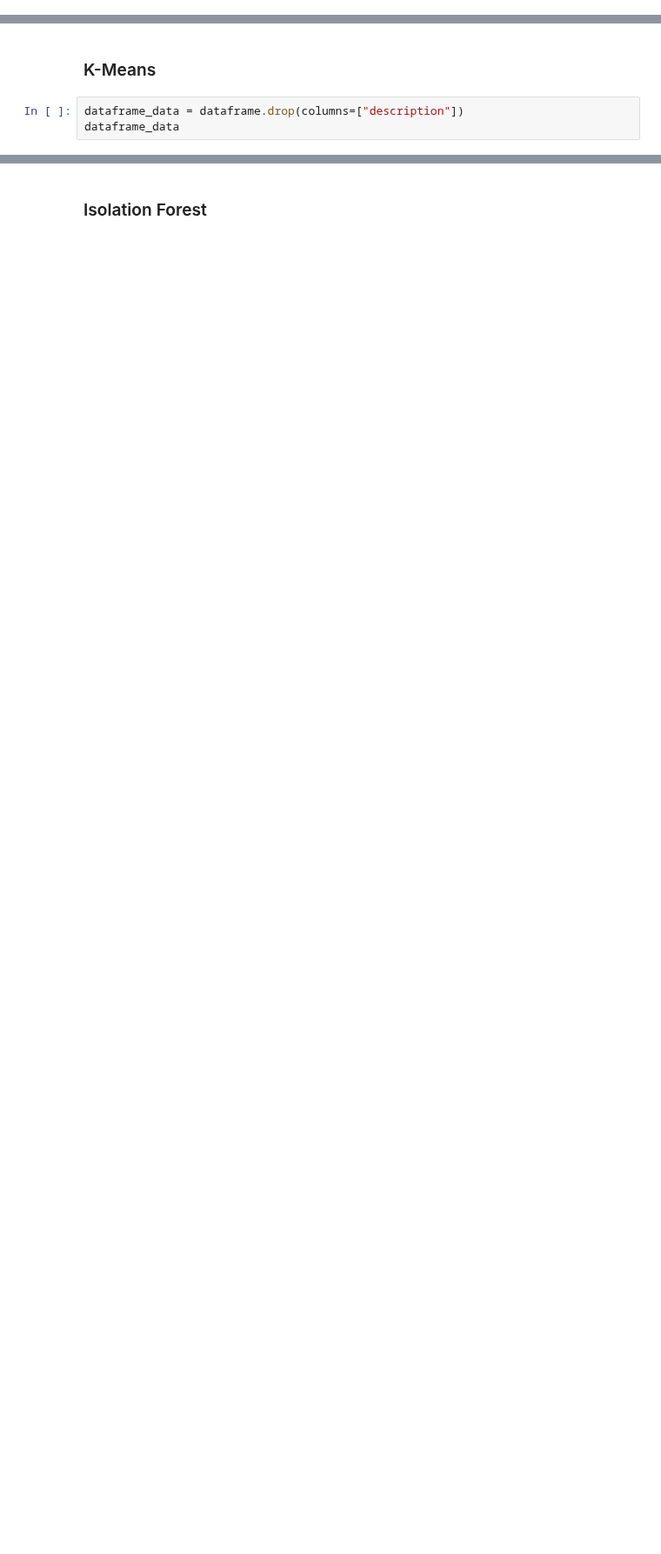
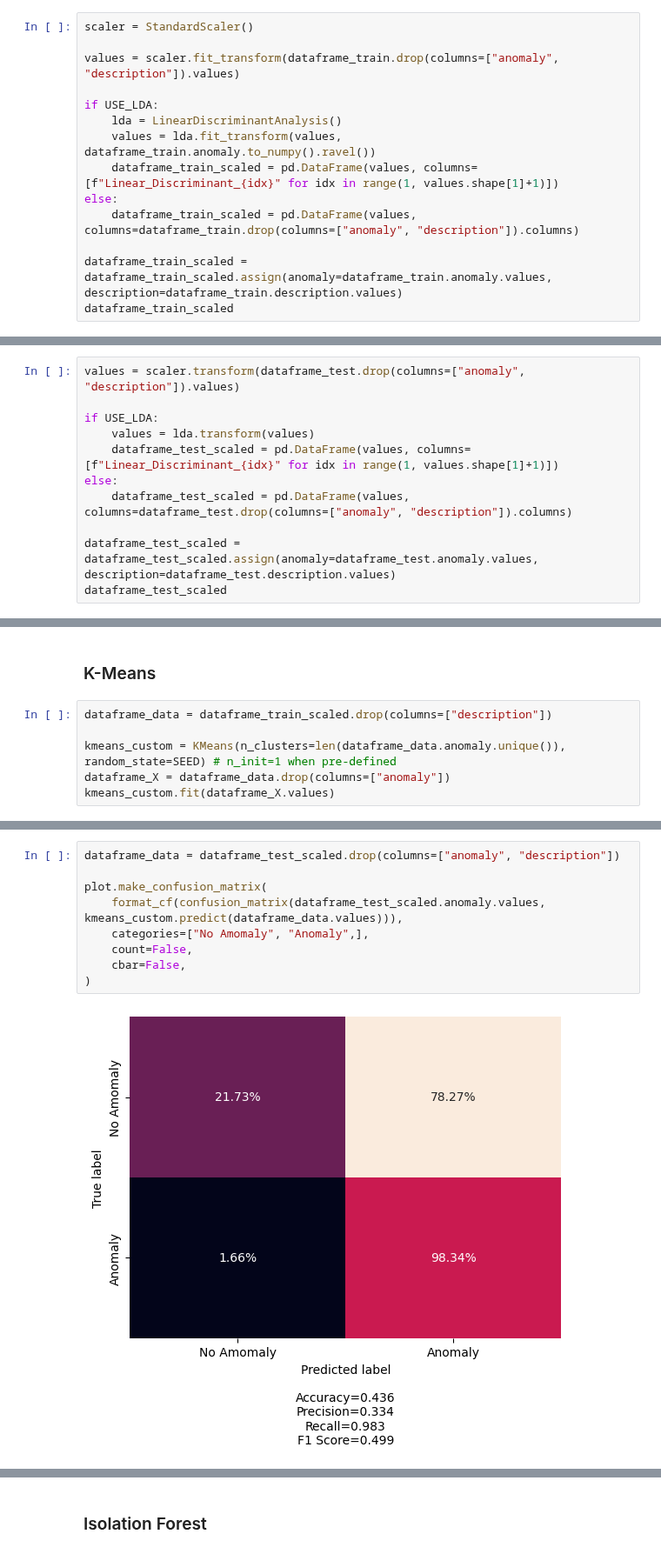
Before and after one commit to th3-buNNy-gUy/AIMLCZG628T, a Jupyter notebook: src/modelling/machine_learning_models_unsupervised.ipynb, the cells around one changed output, grey strips where cells are left out. Shown at 87% size. Cells and saved outputs as stored; diff of their text form; blank space fills up the shorter version.

```diff
--- a/src/modelling/machine_learning_models_unsupervised.ipynb
+++ b/src/modelling/machine_learning_models_unsupervised.ipynb
@@ -47,0 +59,14 @@ dataframe
+# %%
+scaler = StandardScaler()
+
+values = scaler.fit_transform(dataframe_train.drop(columns=["anomaly", "description"]).values)
+
+if USE_LDA:
+    lda = LinearDiscriminantAnalysis()
+    values = lda.fit_transform(values, dataframe_train.anomaly.to_numpy().ravel())
+    dataframe_train_scaled = pd.DataFrame(values, columns=[f"Linear_Discriminant_{idx}" for idx in range(1, values.shape[1]+1)])
+else:
+    dataframe_train_scaled = pd.DataFrame(values, columns=dataframe_train.drop(columns=["anomaly", "description"]).columns)
+
+dataframe_train_scaled = dataframe_train_scaled.assign(anomaly=dataframe_train.anomaly.values, description=dataframe_train.description.values)
+dataframe_train_scaled
@@ -47,0 +87,11 @@ dataframe
+# %%
+values = scaler.transform(dataframe_test.drop(columns=["anomaly", "description"]).values)
+
+if USE_LDA:
+    values = lda.transform(values)
+    dataframe_test_scaled = pd.DataFrame(values, columns=[f"Linear_Discriminant_{idx}" for idx in range(1, values.shape[1]+1)])
+else:
+    dataframe_test_scaled = pd.DataFrame(values, columns=dataframe_test.drop(columns=["anomaly", "description"]).columns)
+
+dataframe_test_scaled = dataframe_test_scaled.assign(anomaly=dataframe_test.anomaly.values, description=dataframe_test.description.values)
+dataframe_test_scaled
@@ -48,6 +130,9 @@ dataframe
 # %% [markdown]
 ### K-Means
 # %%
-dataframe_data = dataframe.drop(columns=["description"])
-dataframe_data
+dataframe_data = dataframe_train_scaled.drop(columns=["description"])
+
+kmeans_custom = KMeans(n_clusters=len(dataframe_data.anomaly.unique()), random_state=SEED) # n_init=1 when pre-defined
+dataframe_X = dataframe_data.drop(columns=["anomaly"])
+kmeans_custom.fit(dataframe_X.values)
 # %% [output]
@@ -136 +160,12 @@ plot.make_confusion_matrix(
+# %%
+dataframe_data = dataframe_test_scaled.drop(columns=["anomaly", "description"])
+
+plot.make_confusion_matrix(
+    format_cf(confusion_matrix(dataframe_test_scaled.anomaly.values, kmeans_custom.predict(dataframe_data.values))),
+    categories=["No Amomaly", "Anomaly",],
+    count=False,
+    cbar=False,
+)
+# %% [output]
+[figure, added]
 # %%
```
Also changed, not shown: parts of 26 cells of this notebook, 1 other file.
